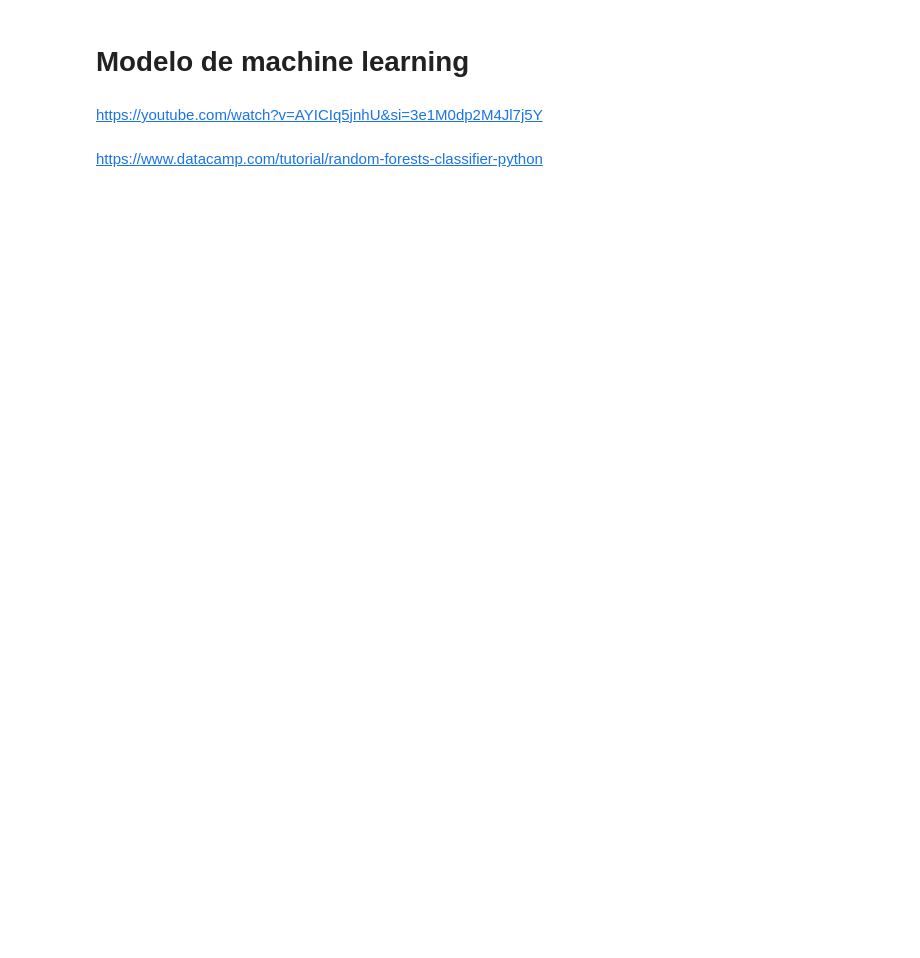
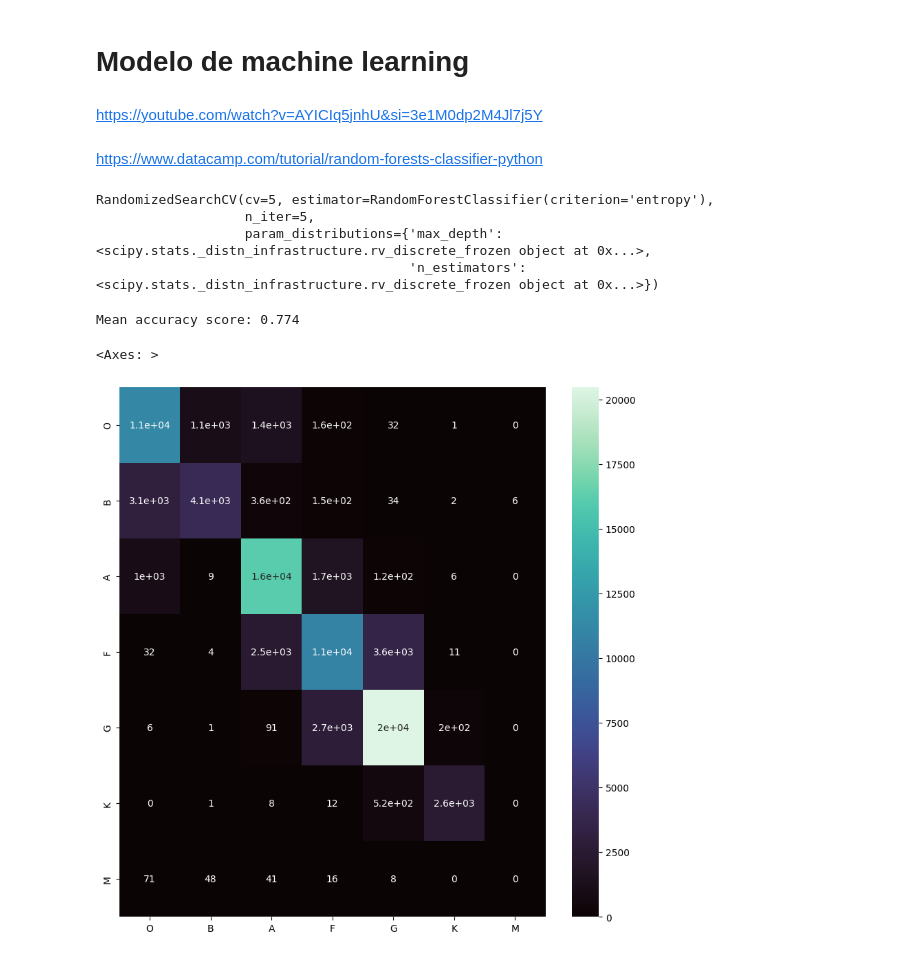
Before and after one commit to bsttiv/tipos_espectrales, a Jupyter notebook: Tipos_Espectrales.ipynb, the cells around one changed output. Cells and saved outputs as stored; diff of their text form; code cells hidden in the pictures; blank space fills up the shorter version.

Commit message:
Avance random forest

```diff
--- a/Tipos_Espectrales.ipynb
+++ b/Tipos_Espectrales.ipynb
@@ -197,3 +213,51 @@ for row in ax:
 https://youtube.com/watch?v=AYICIq5jnhU&si=3e1M0dp2M4Jl7j5Y
 # %% [markdown]
 https://www.datacamp.com/tutorial/random-forests-classifier-python
+# %%
+from sklearn.model_selection import train_test_split
+
+columns = ["H32", "H37", "H40"]
+
+x = df.loc[:, columns]
+y = df.loc[:, ['H76']]
+
+x_train, x_test, y_train, y_test = train_test_split(x, y, random_state=3453, train_size = .25)
+# %%
+from sklearn.ensemble import RandomForestClassifier
+from sklearn.model_selection import RandomizedSearchCV
+from scipy.stats import randint
+
+rf = RandomForestClassifier(criterion="entropy")
+
+param_dist = {'n_estimators': randint(100, 500),
+              'max_depth': randint(5, 20)}
+
+rand_search = RandomizedSearchCV(rf,
+                                 param_distributions = param_dist,
+                                 n_iter=5,
+                                 cv=5)
+
+rand_search.fit(x_train, y_train)
+# %% [output]
+RandomizedSearchCV(cv=5, estimator=RandomForestClassifier(criterion='entropy'),
+                   n_iter=5,
+                   param_distributions={'max_depth': <scipy.stats._distn_infrastructure.rv_discrete_frozen object at 0x...>,
+                                        'n_estimators': <scipy.stats._distn_infrastructure.rv_discrete_frozen object at 0x...>})
+# %%
+from sklearn.metrics import accuracy_score
+
+predicted = rand_search.predict(x_test)
+
+accuracy = accuracy_score(y_test, predicted)
+print(f'Mean accuracy score: {accuracy:.3}')
+# %% [output]
+Mean accuracy score: 0.774
+# %%
+from sklearn.metrics import confusion_matrix
+
+cm = pd.DataFrame(confusion_matrix(y_test, predicted), columns=tipos_espectrales, index=tipos_espectrales)
+_, ax = plt.subplots(figsize=(10,10))
+sns.heatmap(cm, annot=True, ax=ax, cmap=sns.color_palette("mako", as_cmap=True))
+# %% [output]
+<Axes: >
+[figure, added]
```
Also changed, not shown: parts of 7 cells of this notebook.
